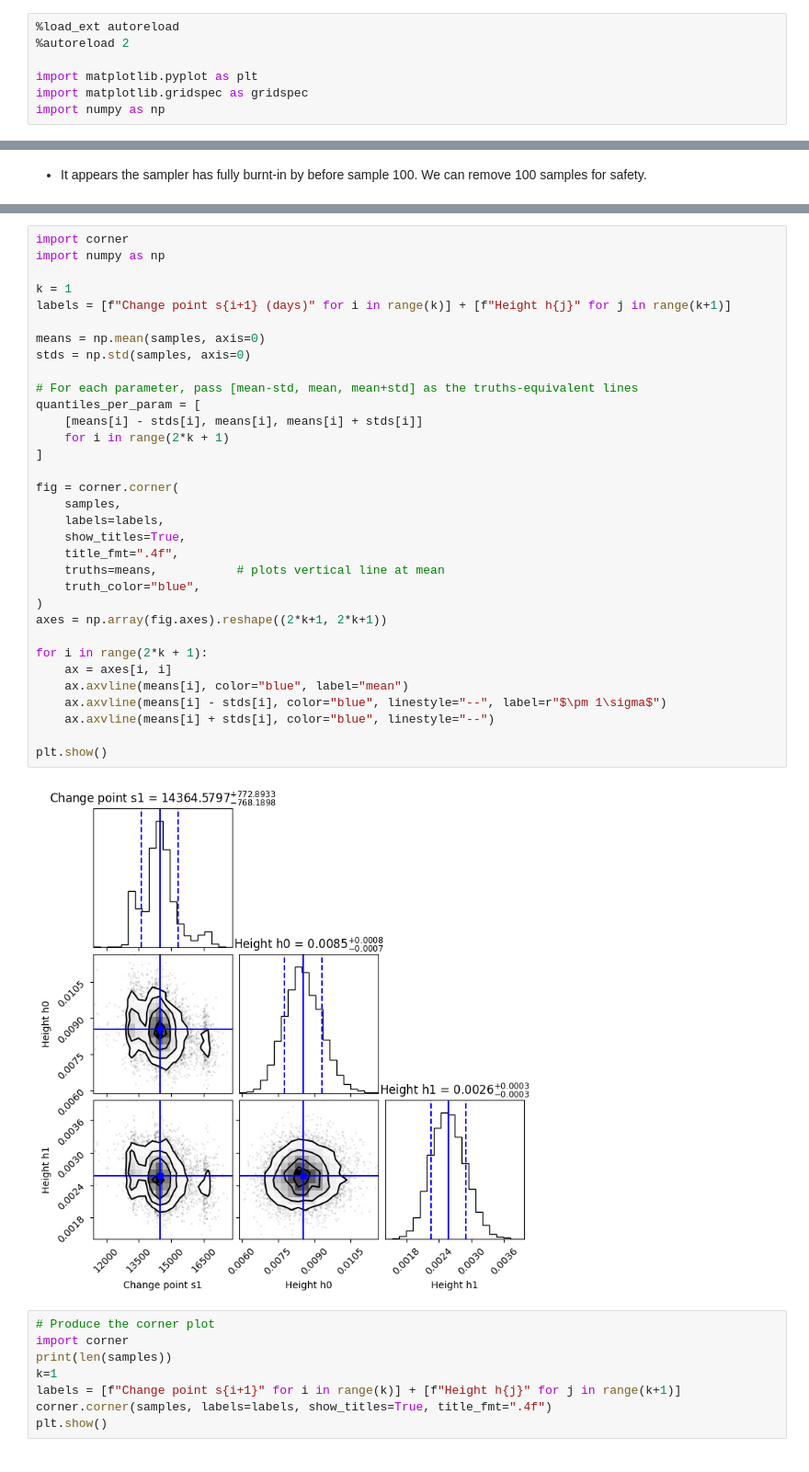
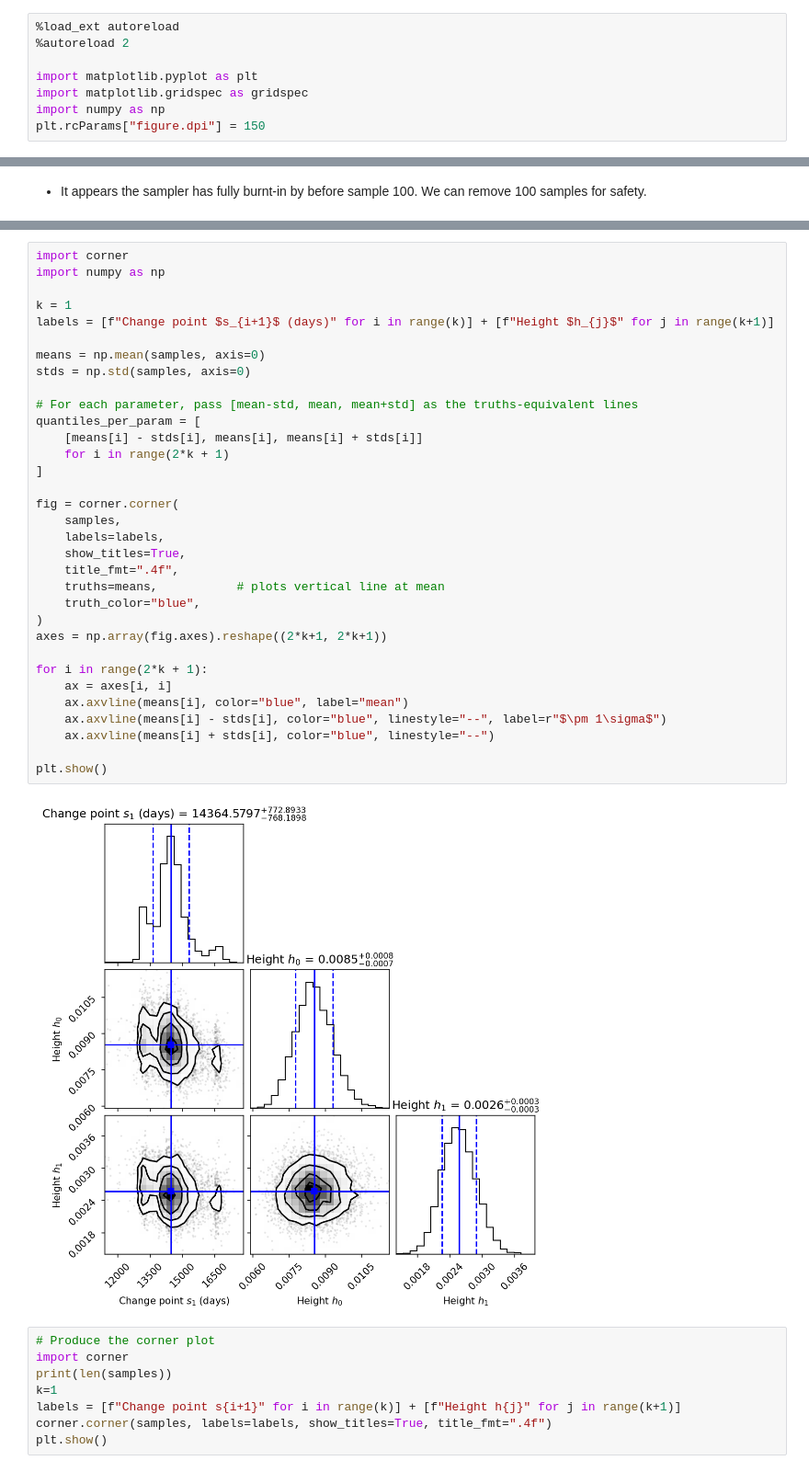
Before and after one commit to JoeyWee1/S2_Coal_Mining_Bayesian_Stats, a Jupyter notebook: S2CW.ipynb, the cells around one changed output, grey strips where cells are left out. Shown at 92% size. Cells and saved outputs as stored; diff of their text form.

```diff
--- a/S2CW.ipynb
+++ b/S2CW.ipynb
@@ -5,6 +5,7 @@
 import matplotlib.pyplot as plt
 import matplotlib.gridspec as gridspec
 import numpy as np
+plt.rcParams["figure.dpi"] = 150
 # %% [markdown]
 #  1 Loading Accident Data
 # %%
@@ -196,36 +175,36 @@ import corner
 import numpy as np
 
 k = 1
-labels = [f"Change point s{i+1} (days)" for i in range(k)] + [f"Height h{j}" for j in range(k+1)]
+labels = [f"Change point $s_{i+1}$ (days)" for i in range(k)] + [f"Height $h_{j}$" for j in range(k+1)]
 
 means = np.mean(samples, axis=0)
 stds = np.std(samples, axis=0)
 
 # For each parameter, pass [mean-std, mean, mean+std] as the truths-equivalent lines
 quantiles_per_param = [
     [means[i] - stds[i], means[i], means[i] + stds[i]]
     for i in range(2*k + 1)
 ]
 
 fig = corner.corner(
     samples,
     labels=labels,
     show_titles=True,
     title_fmt=".4f",
     truths=means,           # plots vertical line at mean
     truth_color="blue",
 )
 axes = np.array(fig.axes).reshape((2*k+1, 2*k+1))
 
 for i in range(2*k + 1):
     ax = axes[i, i]
     ax.axvline(means[i], color="blue", label="mean")
     ax.axvline(means[i] - stds[i], color="blue", linestyle="--", label=r"$\pm 1\sigma$")
     ax.axvline(means[i] + stds[i], color="blue", linestyle="--")
 
 plt.show()
 # %% [output]
-[figure, old version]
+[figure, new version]
 # %%
 # Produce the corner plot
 import corner
```
Also changed, not shown: parts of 6 cells of this notebook, 1 other file.
